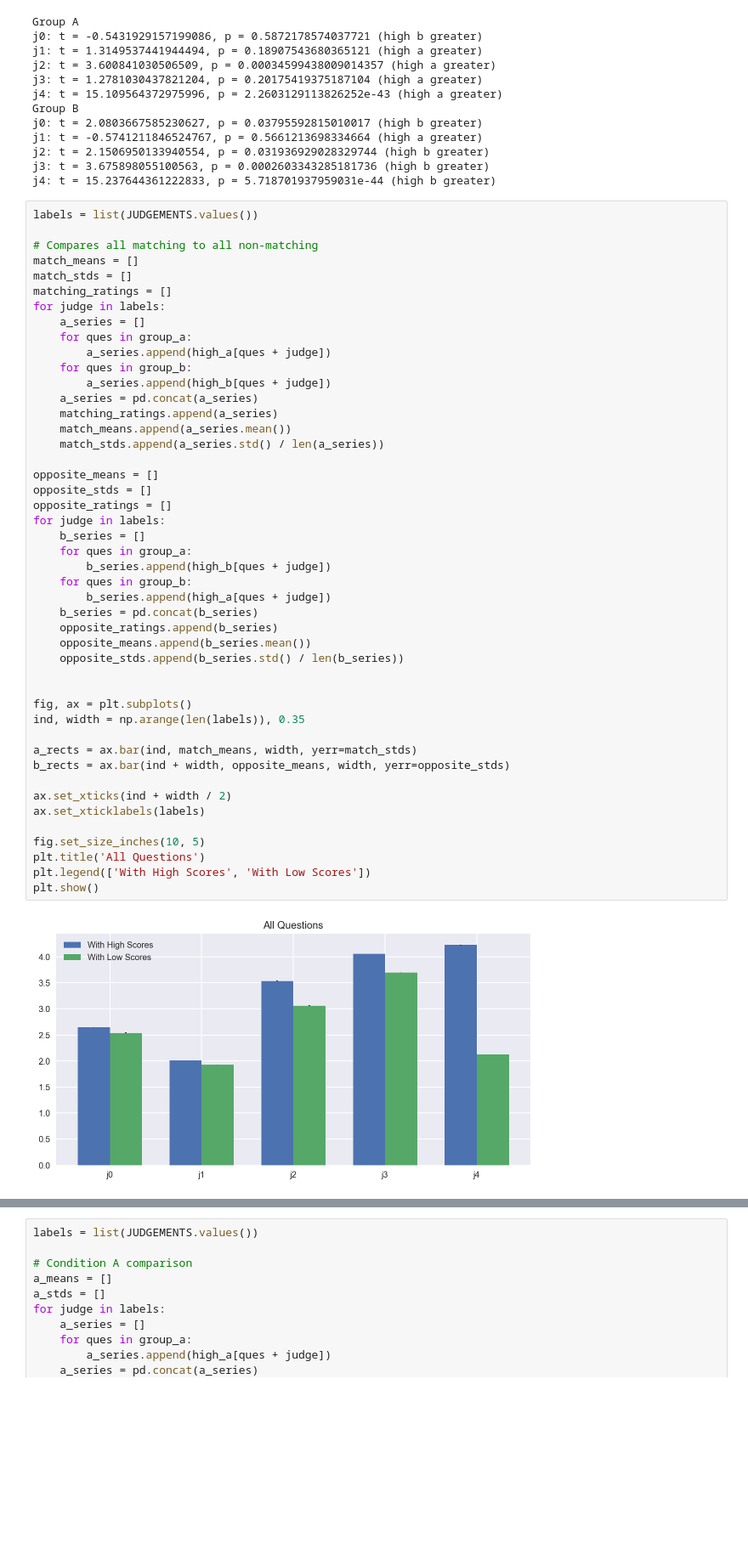
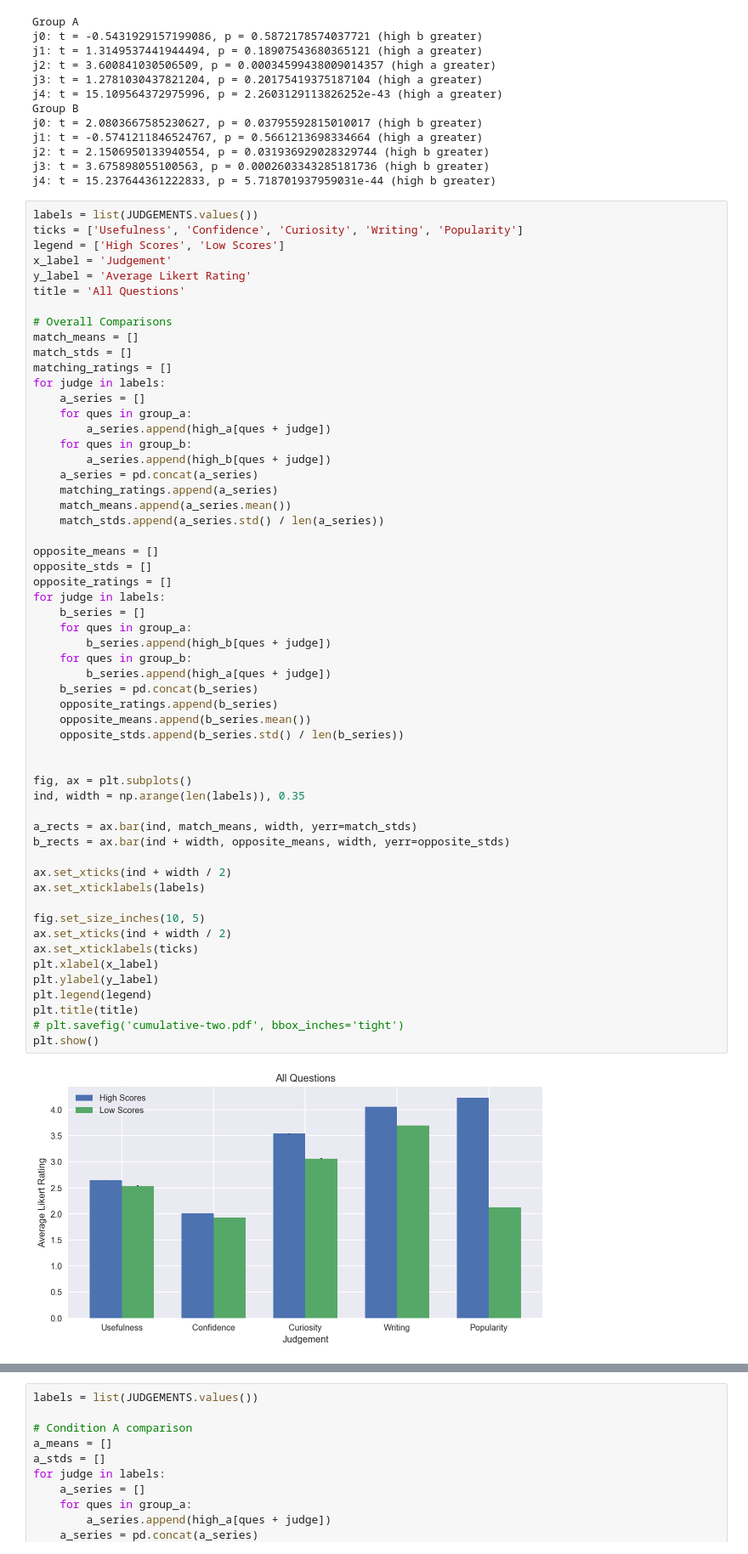
Before and after one commit to hermish/cocosci-research, a Jupyter notebook: analysis/social-follow-up.ipynb, the cells around one changed output, grey strips where cells are left out. Shown: that part at 85% size. Cells and saved outputs as stored; diff of their text form; blank space fills up the shorter version.

```diff
--- a/analysis/social-follow-up.ipynb
+++ b/analysis/social-follow-up.ipynb
@@ -335,8 +335,13 @@ j3: t = 3.675898055100563, p = 0.0002603343285181736 (high b greater)
 j4: t = 15.237644361222833, p = 5.718701937959031e-44 (high b greater)
 # %%
 labels = list(JUDGEMENTS.values())
+ticks = ['Usefulness', 'Confidence', 'Curiosity', 'Writing', 'Popularity']
+legend = ['High Scores', 'Low Scores']
+x_label = 'Judgement'
+y_label = 'Average Likert Rating'
+title = 'All Questions'
 
-# Compares all matching to all non-matching
+# Overall Comparisons
 match_means = []
 match_stds = []
 matching_ratings = []
@@ -351,36 +356,41 @@ for judge in labels:
     match_means.append(a_series.mean())
     match_stds.append(a_series.std() / len(a_series))
 
 opposite_means = []
 opposite_stds = []
 opposite_ratings = []
 for judge in labels:
     b_series = []
     for ques in group_a:
         b_series.append(high_b[ques + judge])
     for ques in group_b:
         b_series.append(high_a[ques + judge])
     b_series = pd.concat(b_series)
     opposite_ratings.append(b_series)
     opposite_means.append(b_series.mean())
     opposite_stds.append(b_series.std() / len(b_series))
 
 
 fig, ax = plt.subplots()
 ind, width = np.arange(len(labels)), 0.35
 
 a_rects = ax.bar(ind, match_means, width, yerr=match_stds)
 b_rects = ax.bar(ind + width, opposite_means, width, yerr=opposite_stds)
 
 ax.set_xticks(ind + width / 2)
 ax.set_xticklabels(labels)
 
 fig.set_size_inches(10, 5)
-plt.title('All Questions')
-plt.legend(['With High Scores', 'With Low Scores'])
+ax.set_xticks(ind + width / 2)
+ax.set_xticklabels(ticks)
+plt.xlabel(x_label)
+plt.ylabel(y_label)
+plt.legend(legend)
+plt.title(title)
+# plt.savefig('cumulative-two.pdf', bbox_inches='tight')
 plt.show()
 # %% [output]
-[figure, old version]
+[figure, new version]
 # %%
 # Runs the statisical tests
 for match, opposite, label in zip(matching_ratings, opposite_ratings, labels):
```
Also changed, not shown: parts of 4 cells of this notebook, 1 other file.
